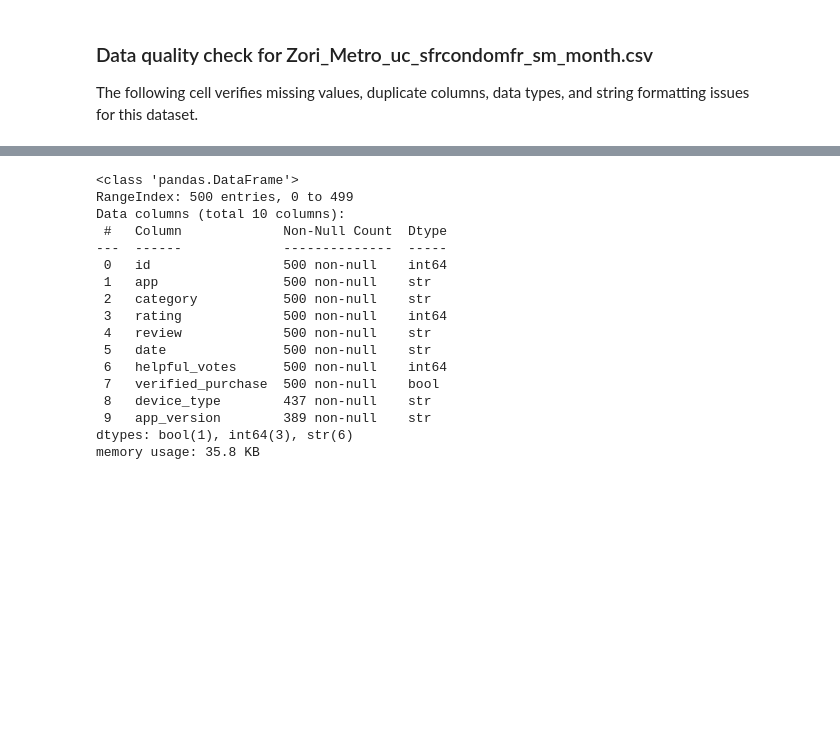
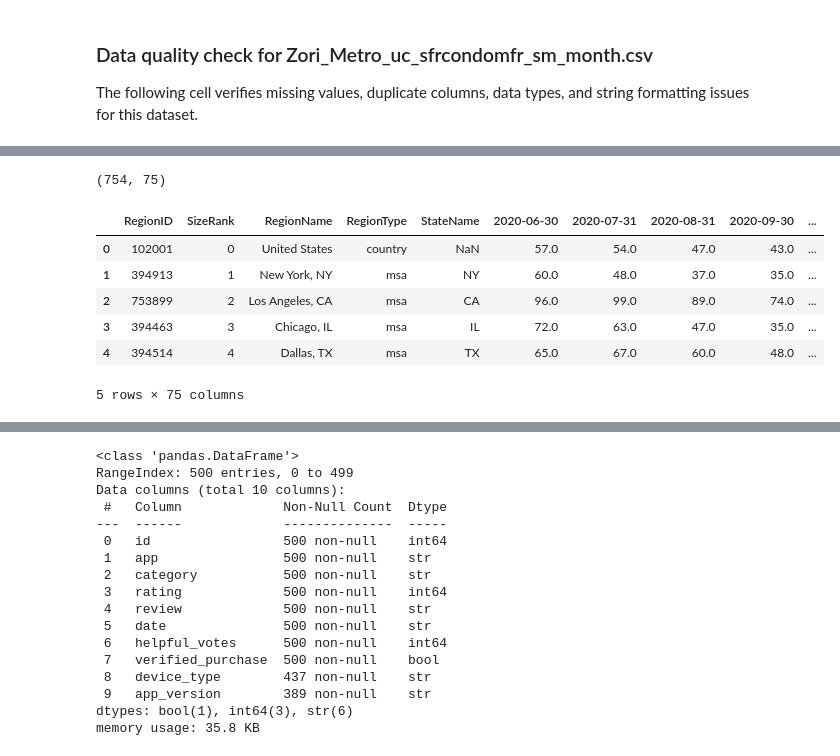
Before and after one commit to aleigham-cell/hcde530, a Jupyter notebook: Mini project 1/week6_mp1_starter.ipynb, the cells around one changed output, grey strips where cells are left out. Drawn from its saved outputs; the diff is of its cells as text; code cells hidden in the pictures; blank space fills up the shorter version.

```diff
--- a/Mini project 1/week6_mp1_starter.ipynb
+++ b/Mini project 1/week6_mp1_starter.ipynb
@@ -276,0 +390,14 @@ data_quality_check(csv_path='Zori_Metro_uc_sfrcondomfr_sm_month.csv')
+# %%
+df = pd.read_csv('Zordi_Metro_uc_condo_month.csv')  # ← replace with your filename
+
+print(df.shape)
+df.head()
+# %% [output]
+(754, 75)
+|  | RegionID | SizeRank | RegionName | RegionType | StateName | 2020-06-30 | 2020-07-31 | 2020-08-31 | 2020-09-30 | ... |
+| 0 | 102001 | 0 | United States | country | NaN | 57.0 | 54.0 | 47.0 | 43.0 | ... |
+| 1 | 394913 | 1 | New York, NY | msa | NY | 60.0 | 48.0 | 37.0 | 35.0 | ... |
+| 2 | 753899 | 2 | Los Angeles, CA | msa | CA | 96.0 | 99.0 | 89.0 | 74.0 | ... |
+| 3 | 394463 | 3 | Chicago, IL | msa | IL | 72.0 | 63.0 | 47.0 | 35.0 | ... |
+| 4 | 394514 | 4 | Dallas, TX | msa | TX | 65.0 | 67.0 | 60.0 | 48.0 | ... |
+5 rows × 75 columns
```
Also changed, not shown: parts of 62 cells of this notebook, 3 other files.
